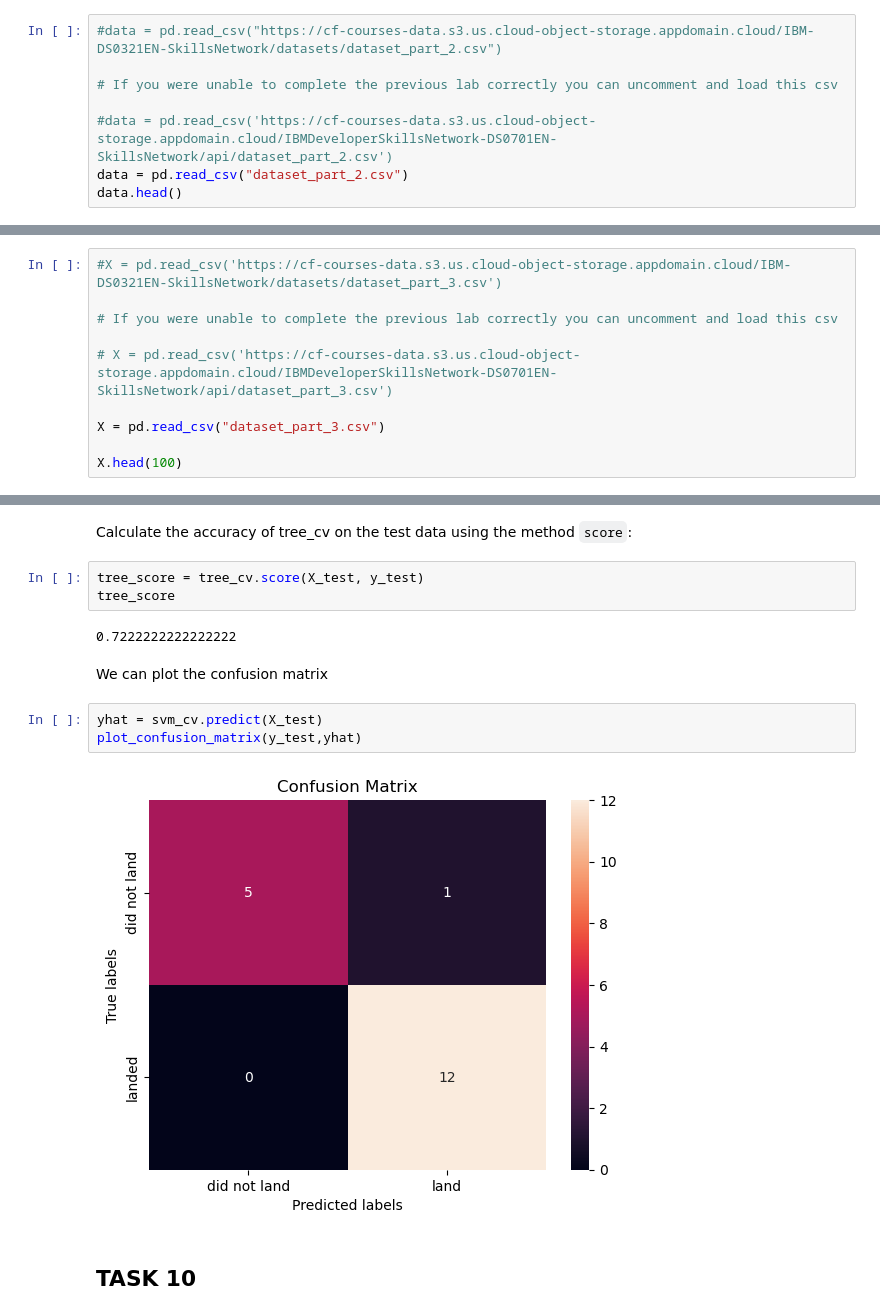
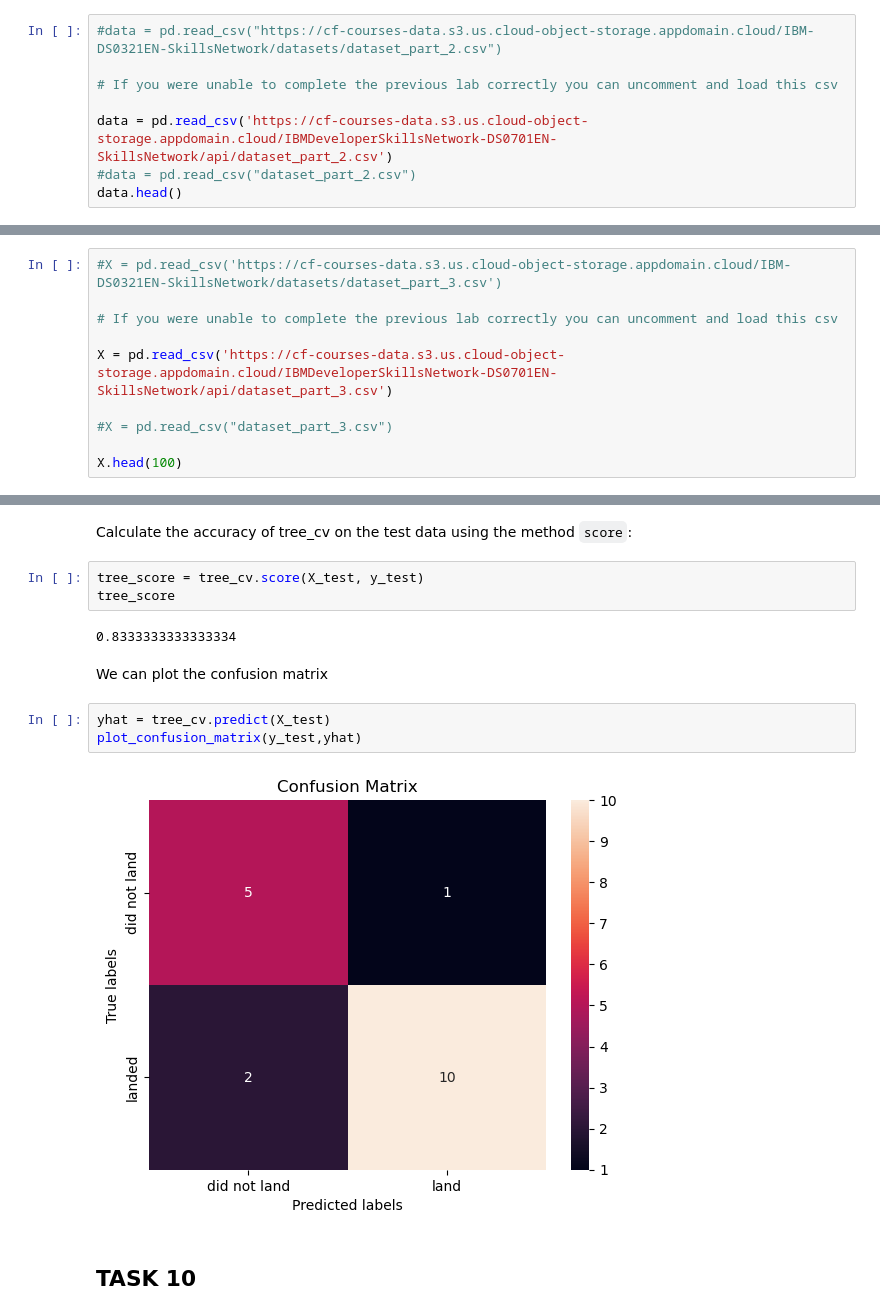
Before and after one commit to markkhusid/Applied_Data_Science_Capstone, a Jupyter notebook: Week_4_Predictive_Analysis_Classification/Lab_1_Machine_Learning_Prediction_Lab/SpaceX_Machine Learning Prediction_Part_5.ipynb, the cells around one changed output, grey strips where cells are left out. Drawn from its saved outputs; the diff is of its cells as text.

```diff
--- a/Week_4_Predictive_Analysis_Classification/Lab_1_Machine_Learning_Prediction_Lab/SpaceX_Machine Learning Prediction_Part_5.ipynb
+++ b/Week_4_Predictive_Analysis_Classification/Lab_1_Machine_Learning_Prediction_Lab/SpaceX_Machine Learning Prediction_Part_5.ipynb
@@ -84,8 +84,8 @@ Load the data
 
 # If you were unable to complete the previous lab correctly you can uncomment and load this csv
 
-#data = pd.read_csv('https://cf-courses-data.s3.us.cloud-object-storage.appdomain.cloud/IBMDeveloperSkillsNetwork-DS0701EN-SkillsNetwork/api/dataset_part_2.csv')
-data = pd.read_csv("dataset_part_2.csv")
+data = pd.read_csv('https://cf-courses-data.s3.us.cloud-object-storage.appdomain.cloud/IBMDeveloperSkillsNetwork-DS0701EN-SkillsNetwork/api/dataset_part_2.csv')
+#data = pd.read_csv("dataset_part_2.csv")
 data.head()
 # %% [output]
 |  | FlightNumber | Date | BoosterVersion | PayloadMass | Orbit | LaunchSite | Outcome | Flights | GridFins | ... |
@@ -99,9 +99,9 @@ data.head()
 
 # If you were unable to complete the previous lab correctly you can uncomment and load this csv
 
-# X = pd.read_csv('https://cf-courses-data.s3.us.cloud-object-storage.appdomain.cloud/IBMDeveloperSkillsNetwork-DS0701EN-SkillsNetwork/api/dataset_part_3.csv')
+X = pd.read_csv('https://cf-courses-data.s3.us.cloud-object-storage.appdomain.cloud/IBMDeveloperSkillsNetwork-DS0701EN-SkillsNetwork/api/dataset_part_3.csv')
 
-X = pd.read_csv("dataset_part_3.csv")
+#X = pd.read_csv("dataset_part_3.csv")
 
 X.head(100)
 # %% [output]
@@ -308,14 +310,14 @@ Calculate the accuracy of tree_cv on the test data using the method <code>score<
 tree_score = tree_cv.score(X_test, y_test)
 tree_score
 # %% [output]
-0.7222222222222222
+0.8333333333333334
 # %% [markdown]
 We can plot the confusion matrix
 # %%
-yhat = svm_cv.predict(X_test)
+yhat = tree_cv.predict(X_test)
 plot_confusion_matrix(y_test,yhat)
 # %% [output]
-[figure, old version]
+[figure, new version]
 # %% [markdown]
 ## TASK  10
 # %% [markdown]
```
Also changed, not shown: parts of 17 cells of this notebook, 2 other files.
